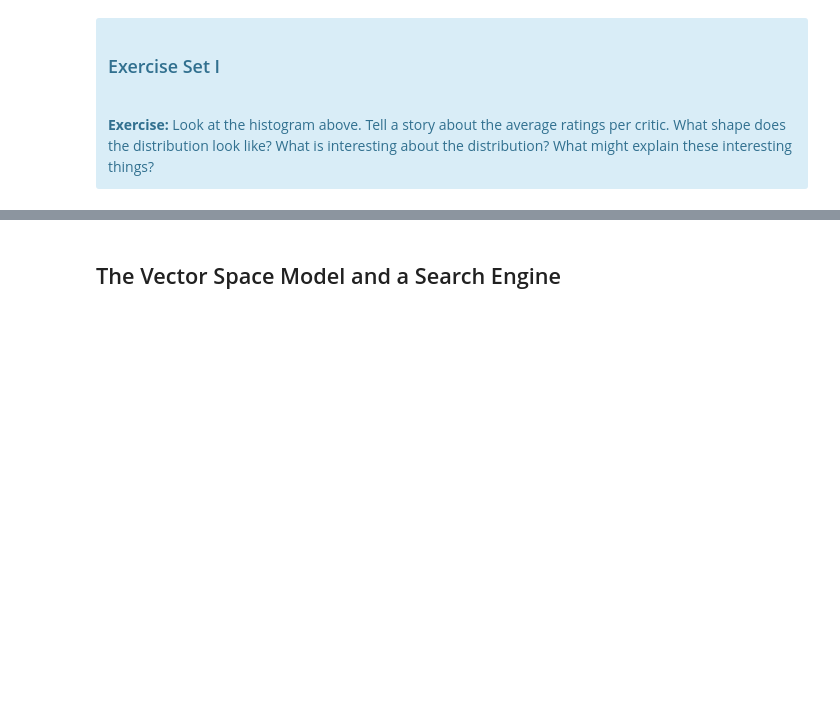
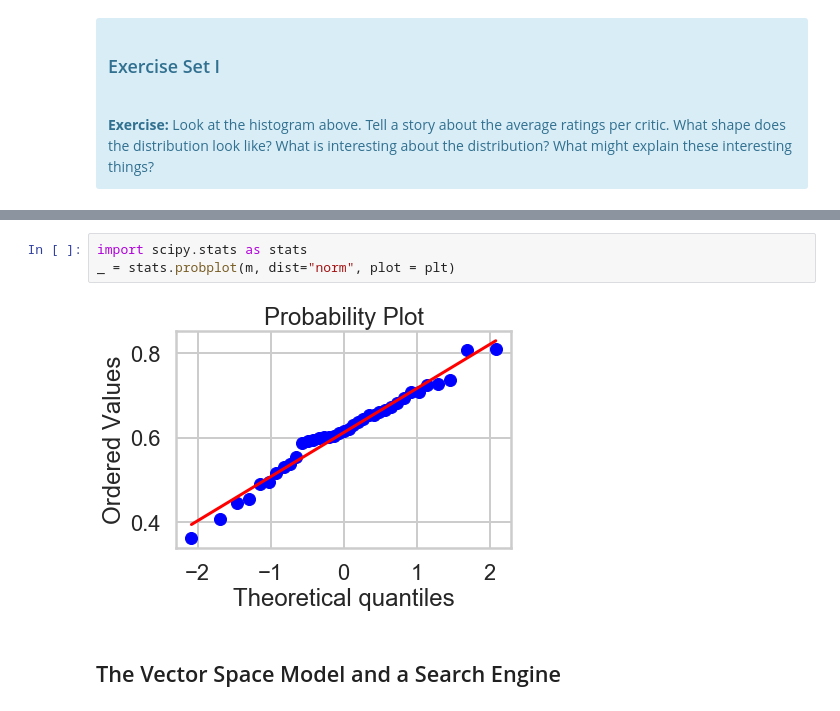
Before and after one commit to Adenordis/Springboard-Exercises, a Jupyter notebook: 10-3_MiniProj_Naive_Bayes/Mini_Project_Naive_Bayes.ipynb, the cells around one changed output, grey strips where cells are left out. Saved outputs shown, nothing was run; the diff lists cells and outputs as text; blank space fills up the shorter version.

```diff
--- a/10-3_MiniProj_Naive_Bayes/Mini_Project_Naive_Bayes.ipynb
+++ b/10-3_MiniProj_Naive_Bayes/Mini_Project_Naive_Bayes.ipynb
@@ -85,3 +100,8 @@ Overall, the ratings are skewed toward the higher end with the most common avera
+# %%
+import scipy.stats as stats
+_ = stats.probplot(m, dist="norm", plot = plt)
+# %% [output]
+[figure, added]
 # %% [markdown]
 ## The Vector Space Model and a Search Engine
 # %% [markdown]
```
Also changed, not shown: parts of 13 cells of this notebook.
